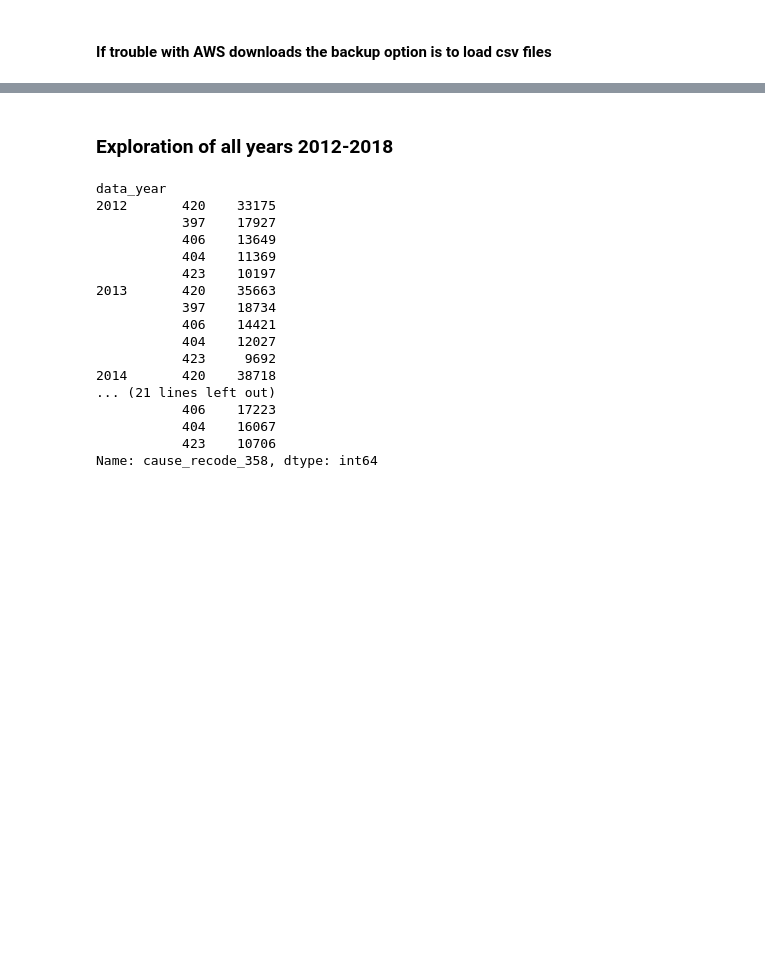
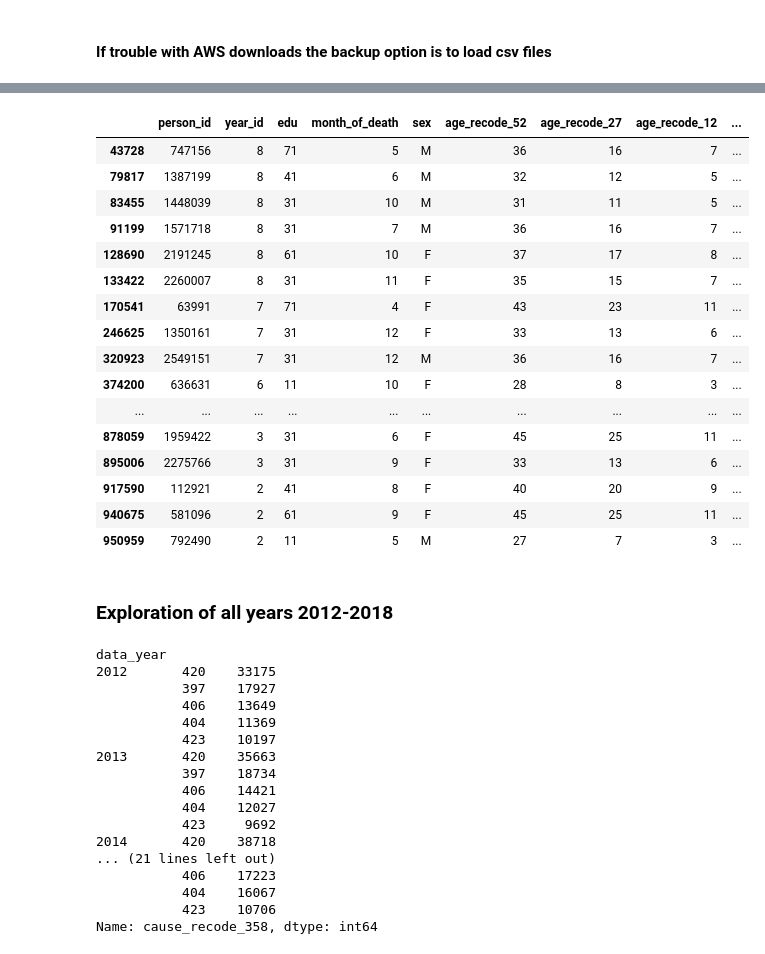
Before and after one commit to swarupmalli/Capstone_Mortality, a Jupyter notebook: EDA_Accidents_ALL.ipynb, the cells around one changed output, grey strips where cells are left out. Saved outputs shown, nothing was run; the diff lists cells and outputs as text; code cells hidden in the pictures; blank space fills up the shorter version.

```diff
--- a/EDA_Accidents_ALL.ipynb
+++ b/EDA_Accidents_ALL.ipynb
@@ -346,3 +363,23 @@ Wall time: 3.41 s
+# %%
+acc_all.sample(25).sort_index()
+# %% [output]
+|  | person_id | year_id | edu | month_of_death | sex | age_recode_52 | age_recode_27 | age_recode_12 | ... |
+| 43728 | 747156 | 8 | 71 | 5 | M | 36 | 16 | 7 | ... |
+| 79817 | 1387199 | 8 | 41 | 6 | M | 32 | 12 | 5 | ... |
+| 83455 | 1448039 | 8 | 31 | 10 | M | 31 | 11 | 5 | ... |
+| 91199 | 1571718 | 8 | 31 | 7 | M | 36 | 16 | 7 | ... |
+| 128690 | 2191245 | 8 | 61 | 10 | F | 37 | 17 | 8 | ... |
+| 133422 | 2260007 | 8 | 31 | 11 | F | 35 | 15 | 7 | ... |
+| 170541 | 63991 | 7 | 71 | 4 | F | 43 | 23 | 11 | ... |
+| 246625 | 1350161 | 7 | 31 | 12 | F | 33 | 13 | 6 | ... |
+| 320923 | 2549151 | 7 | 31 | 12 | M | 36 | 16 | 7 | ... |
+| 374200 | 636631 | 6 | 11 | 10 | F | 28 | 8 | 3 | ... |
+| ... | ... | ... | ... | ... | ... | ... | ... | ... | ... |
+| 878059 | 1959422 | 3 | 31 | 6 | F | 45 | 25 | 11 | ... |
+| 895006 | 2275766 | 3 | 31 | 9 | F | 33 | 13 | 6 | ... |
+| 917590 | 112921 | 2 | 41 | 8 | F | 40 | 20 | 9 | ... |
+| 940675 | 581096 | 2 | 61 | 9 | F | 45 | 25 | 11 | ... |
+| 950959 | 792490 | 2 | 11 | 5 | M | 27 | 7 | 3 | ... |
 # %% [markdown]
 ### Exploration of all years 2012-2018
 # %%
```
Also changed, not shown: parts of 29 cells of this notebook, 2 other files.
